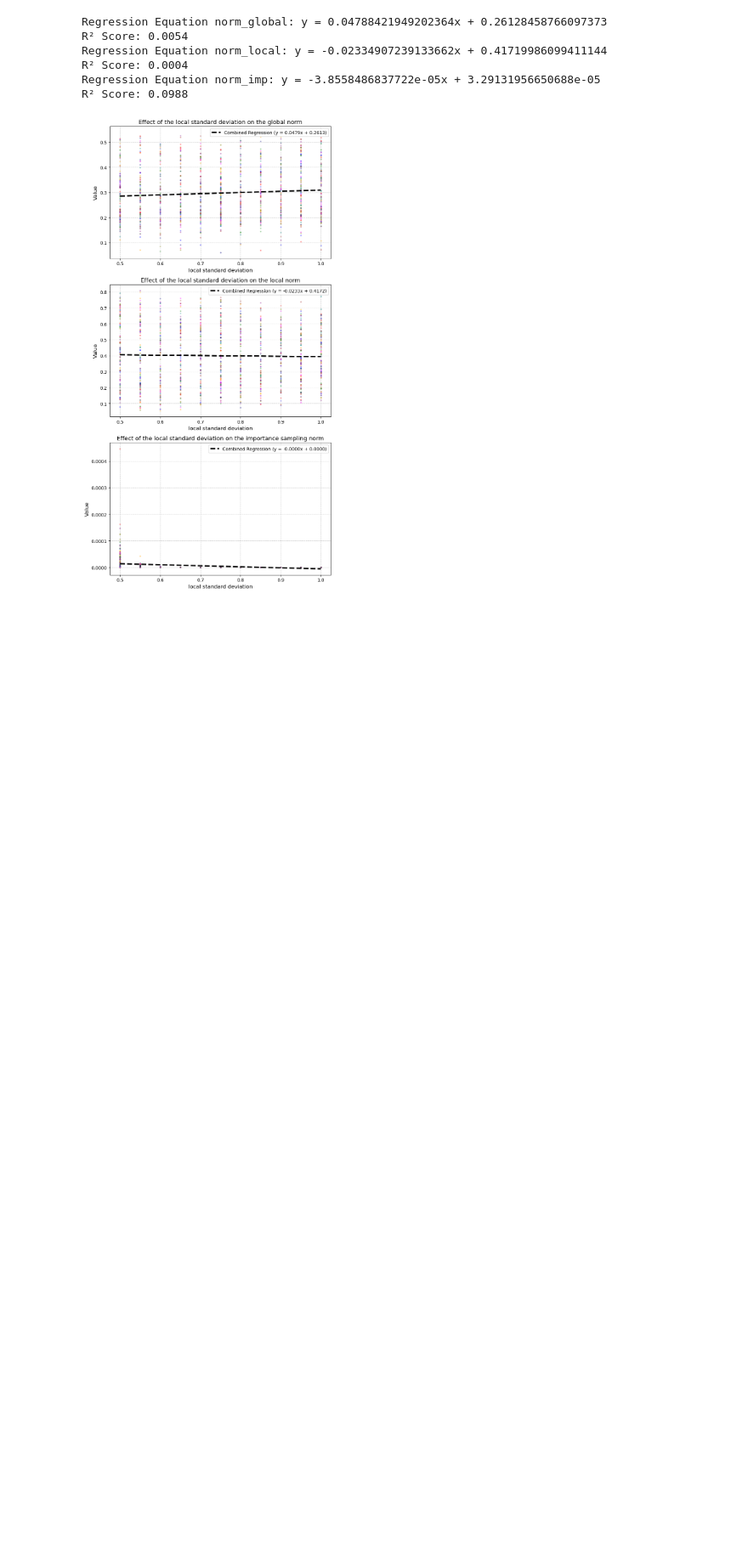
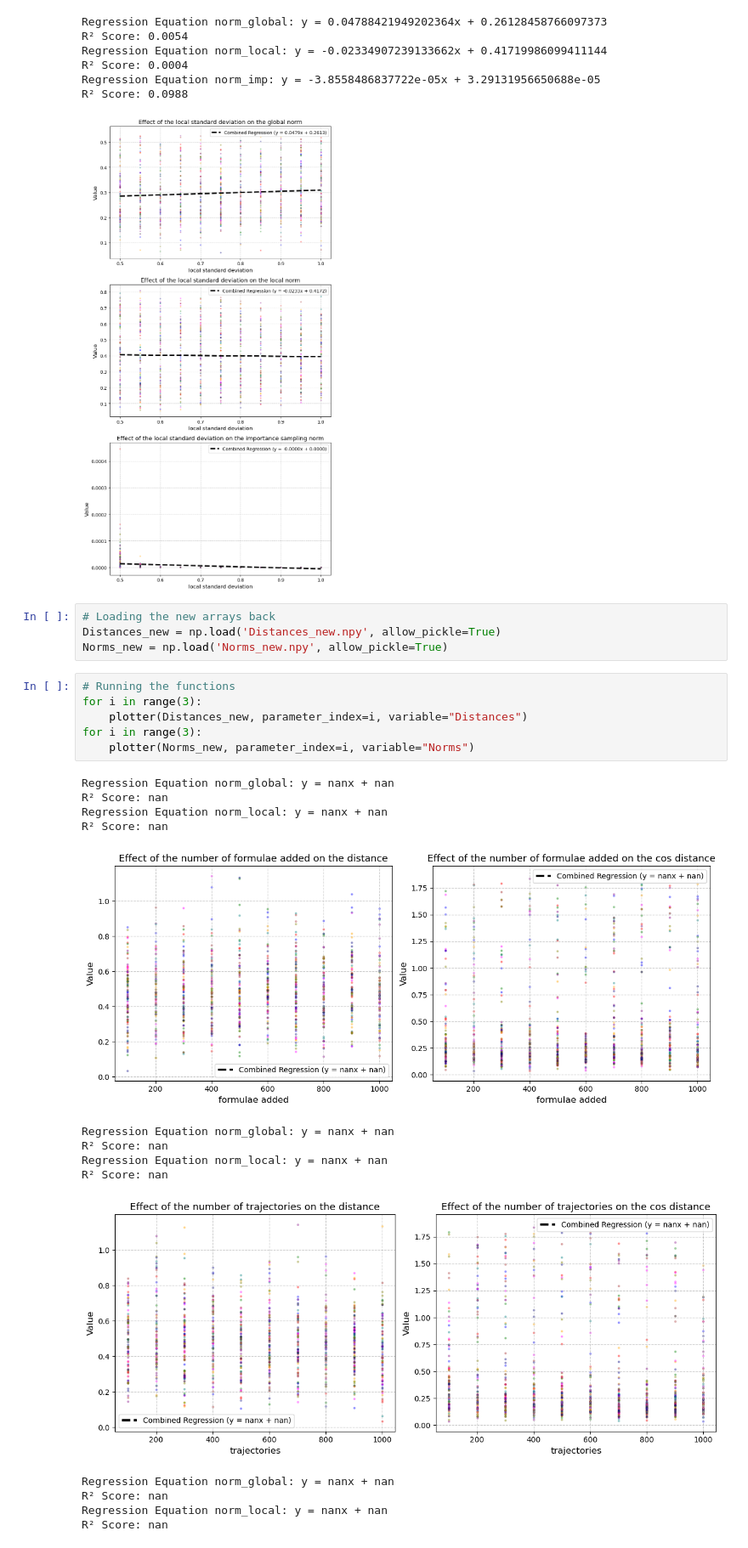
Before and after one commit to Gianmarco-Sarnelli/STL_explainability, a Jupyter notebook: Results.ipynb, the cells around one changed output. Shown at 85% size. Cells and saved outputs as stored; diff of their text form; blank space fills up the shorter version.

Commit message:
Running the test with the new pdf of the trajectory

```diff
--- a/Results.ipynb
+++ b/Results.ipynb
@@ -288,3 +312,28 @@ R² Score: 0.0004
 Regression Equation norm_imp: y = -3.8558486837722e-05x + 3.29131956650688e-05
 R² Score: 0.0988
 [figure]
+# %%
+# Loading the new arrays back
+Distances_new = np.load('Distances_new.npy', allow_pickle=True)
+Norms_new = np.load('Norms_new.npy', allow_pickle=True)
+# %%
+# Running the functions
+for i in range(3):
+    plotter(Distances_new, parameter_index=i, variable="Distances")
+for i in range(3):
+    plotter(Norms_new, parameter_index=i, variable="Norms")
+# %% [output]
+Regression Equation norm_global: y = nanx + nan
+R² Score: nan
+Regression Equation norm_local: y = nanx + nan
+R² Score: nan
+[figure, added]
+Regression Equation norm_global: y = nanx + nan
+R² Score: nan
+Regression Equation norm_local: y = nanx + nan
+R² Score: nan
+[figure, added]
+Regression Equation norm_global: y = nanx + nan
+R² Score: nan
+Regression Equation norm_local: y = nanx + nan
+R² Score: nan
```
Also changed, not shown: parts of 2 cells of this notebook, 5 other files.
